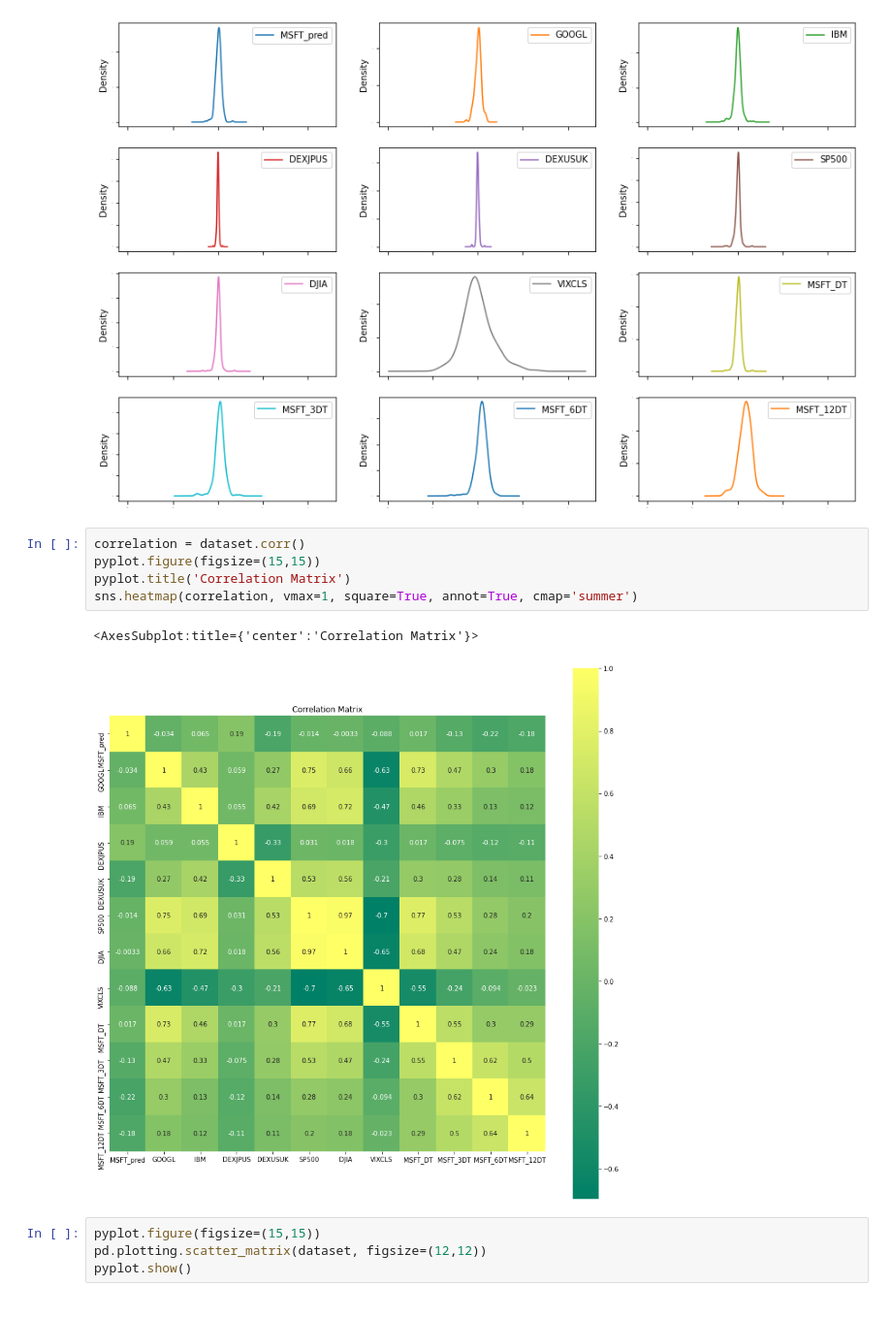
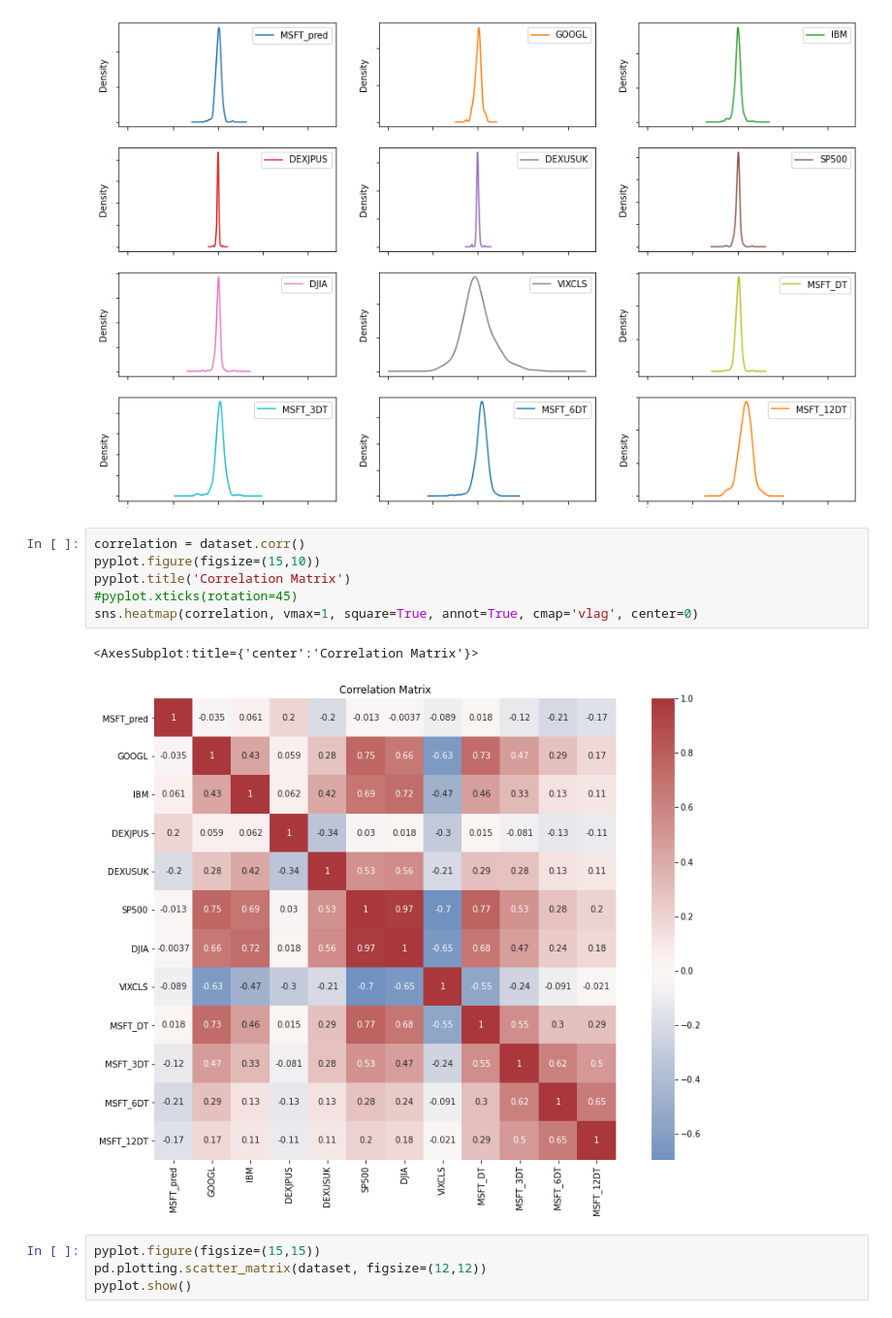
Before and after one commit to y30308/ML_Fin, a Jupyter notebook: ch5_1_StockPricePrediction.ipynb, the cells around one changed output. Shown at 97% size. Saved outputs shown, nothing was run; the diff lists cells and outputs as text.

```diff
--- a/ch5_1_StockPricePrediction.ipynb
+++ b/ch5_1_StockPricePrediction.ipynb
@@ -164,12 +209,13 @@ pyplot.show()
 [figure]
 # %%
 correlation = dataset.corr()
-pyplot.figure(figsize=(15,15))
+pyplot.figure(figsize=(15,10))
 pyplot.title('Correlation Matrix')
-sns.heatmap(correlation, vmax=1, square=True, annot=True, cmap='summer')
+#pyplot.xticks(rotation=45)
+sns.heatmap(correlation, vmax=1, square=True, annot=True, cmap='vlag', center=0)
 # %% [output]
 <AxesSubplot:title={'center':'Correlation Matrix'}>
-[figure, old version]
+[figure, new version]
 # %%
 pyplot.figure(figsize=(15,15))
 pd.plotting.scatter_matrix(dataset, figsize=(12,12))
```
Also changed, not shown: parts of 38 cells of this notebook.
